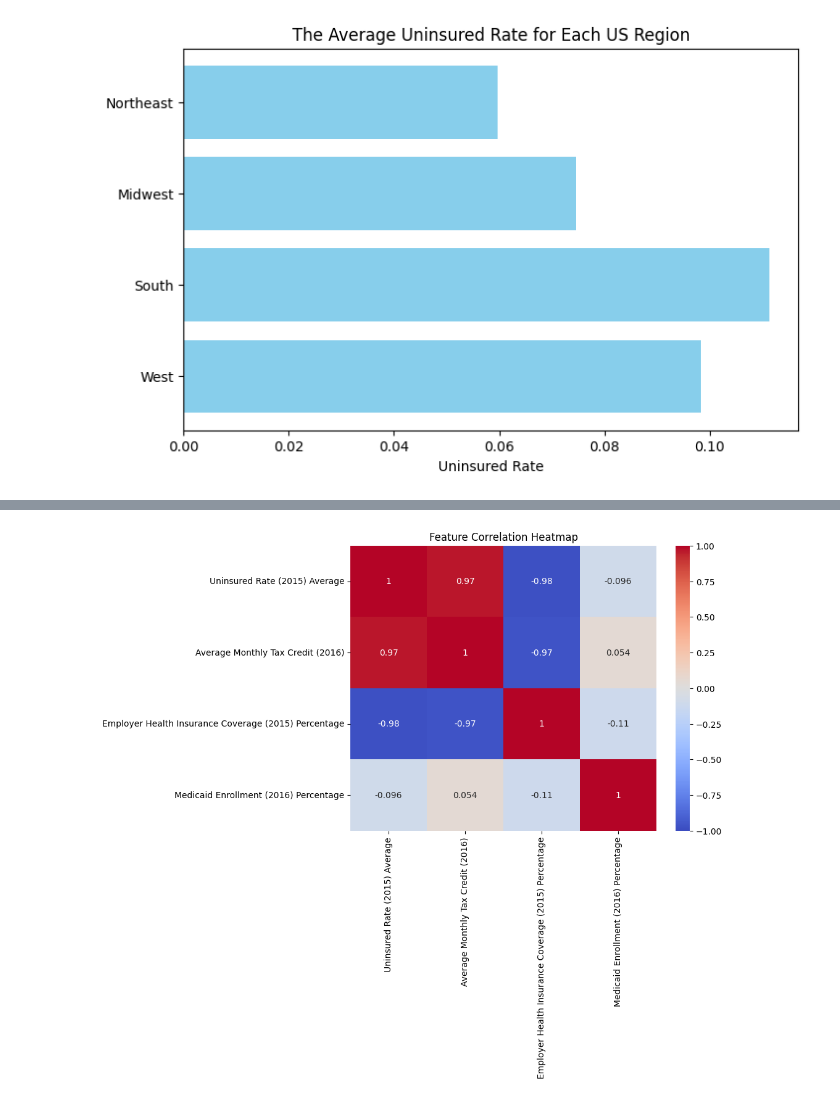
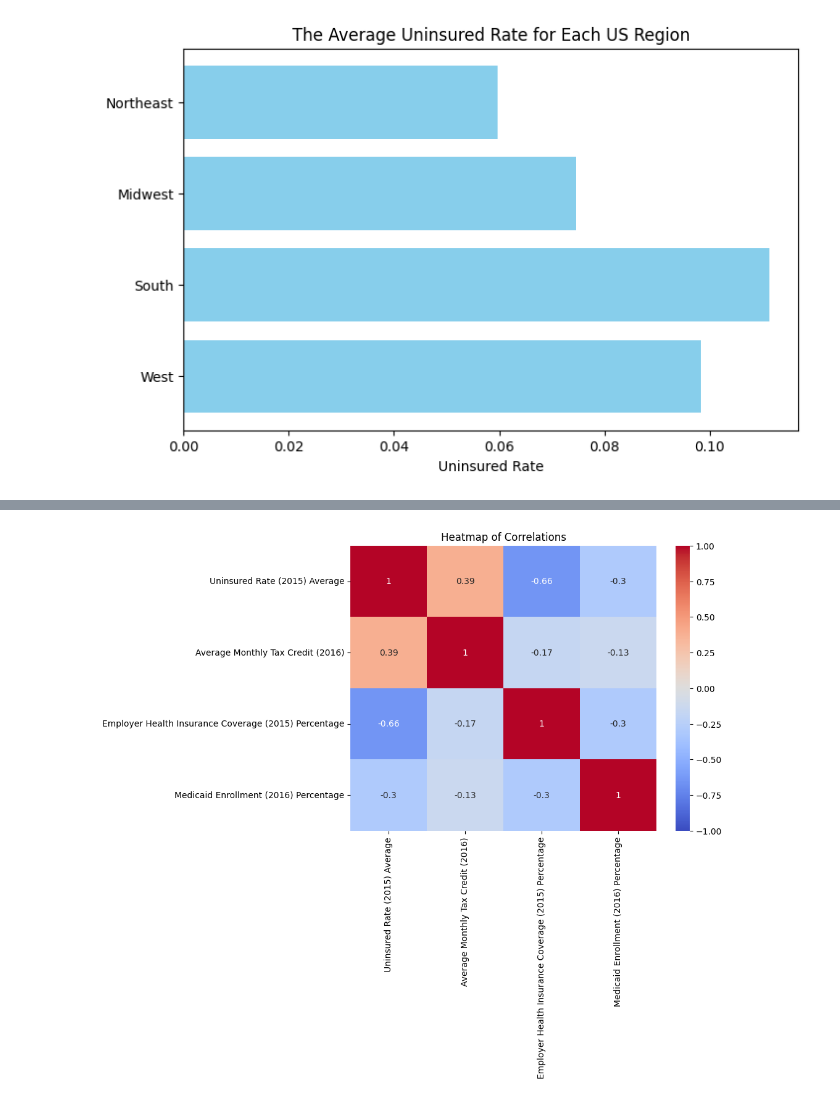
Before and after one commit to relaxpod/dsGroup5, a Jupyter notebook: DSTC_Visuals.ipynb, the cells around one changed output, grey strips where cells are left out. Drawn from its saved outputs; the diff is of its cells as text; code cells hidden in the pictures.

```diff
--- a/DSTC_Visuals.ipynb
+++ b/DSTC_Visuals.ipynb
@@ -57,0 +31,4 @@ df
+# %%
+url2 = "https://raw.githubusercontent.com/relaxpod/dsGroup5/refs/heads/main/states_insurance_dataset_temp.csv"
+df2 = pd.read_csv(url2)
+df2
@@ -58,7 +53,8 @@ df
 # %%
+# More accurate heatmap
 plt.figure(figsize=(8, 6))
-sns.heatmap(df.corr(), annot=True, cmap='coolwarm', vmin=-1, vmax=1)
-plt.title("Feature Correlation Heatmap")
+sns.heatmap(df2.corr(), annot=True, cmap='coolwarm', vmin=-1, vmax=1)
+plt.title("Heatmap of Correlations")
 plt.show()
 # %% [output]
-[figure, old version]
+[figure, new version]
```
Also changed, not shown: parts of 6 cells of this notebook.
